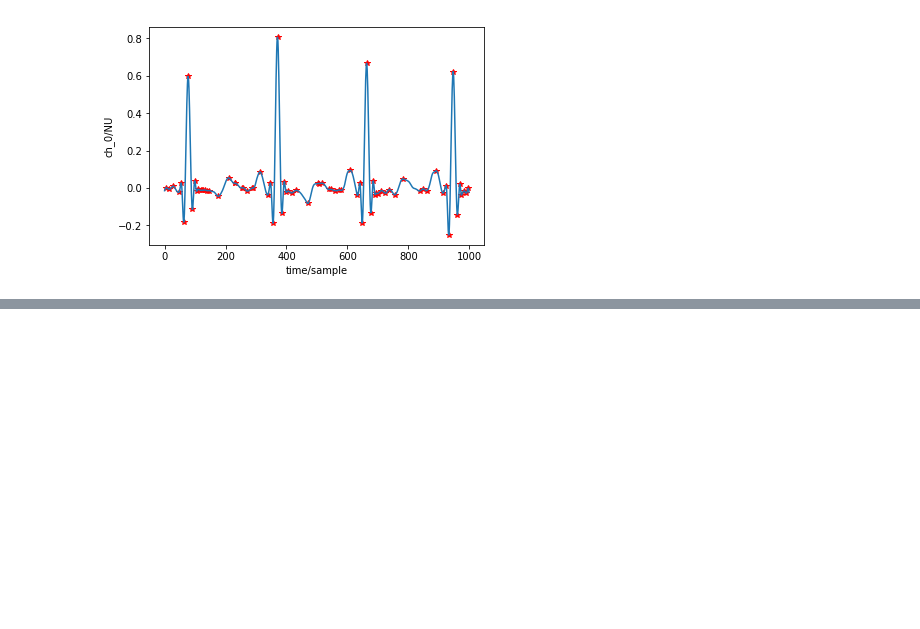
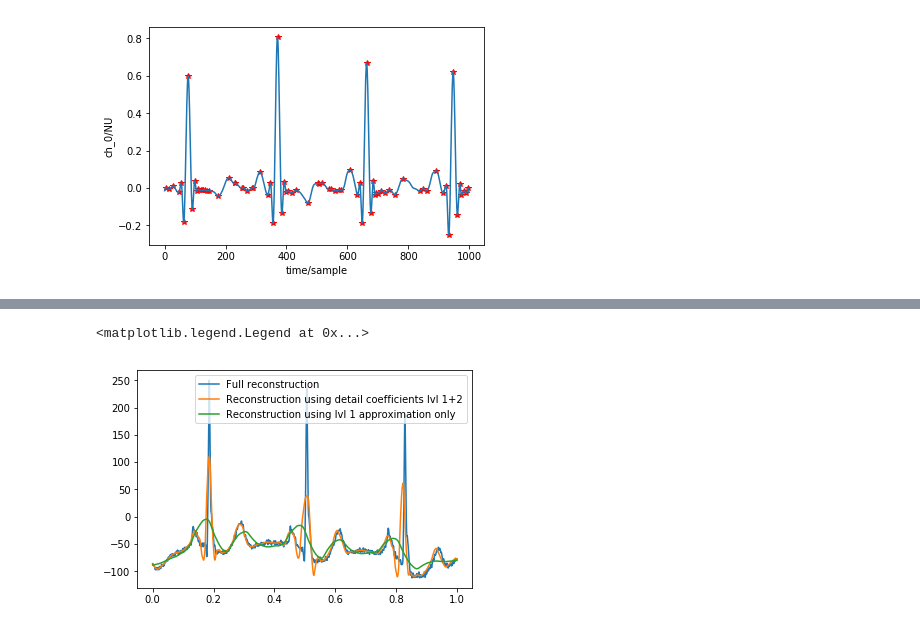
Before and after one commit to nimch681/ECGdataAnalysis, a Jupyter notebook: P and T points extractor.ipynb, the cells around one changed output, grey strips where cells are left out. Cells and saved outputs as stored; diff of their text form; code cells hidden in the pictures; blank space fills up the shorter version.

```diff
--- a/P and T points extractor.ipynb
+++ b/P and T points extractor.ipynb
@@ -214,0 +299,16 @@ wfdb.plot_items(signal=filtered_np100, ann_samp=[peaks[0]])
+# %%
+def reconstruction_plot(yyy, **kwargs):
+    """Plot signal vector on x [0,1] independently of amount of values it contains."""
+    plt.plot(np.linspace(0, 1, len(yyy)), yyy, **kwargs)
+
+reconstruction_plot(pywt.waverec(coeffs, w)) # full reconstruction
+#reconstruction_plot(pywt.waverec(coeffs[:-1] + [None] * 1, w)) # leaving out detail coefficients up to lvl 5
+#reconstruction_plot(pywt.waverec(coeffs[:-2] + [None] * 2, w)) # leaving out detail coefficients up to lvl 4
+#reconstruction_plot(pywt.waverec(coeffs[:-3] + [None] * 3, w)) # leaving out detail coefficients up to lvl 3
+reconstruction_plot(pywt.waverec(coeffs[:-4] + [None] * 4, w)) # leaving out detail coefficients up to lvl 2
+#reconstruction_plot(pywt.waverec(coeffs[:-5] + [None] * 5, w)) # leaving out detail coefficients up to lvl 1
+reconstruction_plot(pywt.waverec(coeffs[:-6] + [None] * 6, w)) # leaving out all detail coefficients = reconstruction using lvl1 approximation only
+plt.legend(['Full reconstruction', 'Reconstruction using detail coefficients lvl 1+2', 'Reconstruction using lvl 1 approximation only'])
+# %% [output]
+<matplotlib.legend.Legend at 0x...>
+[figure, added]
```
Also changed, not shown: parts of 6 cells of this notebook, 1 other file.
